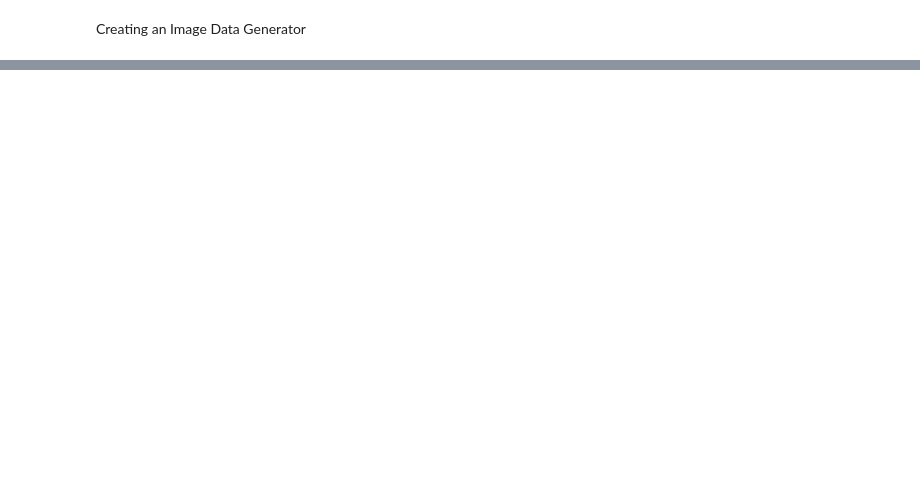
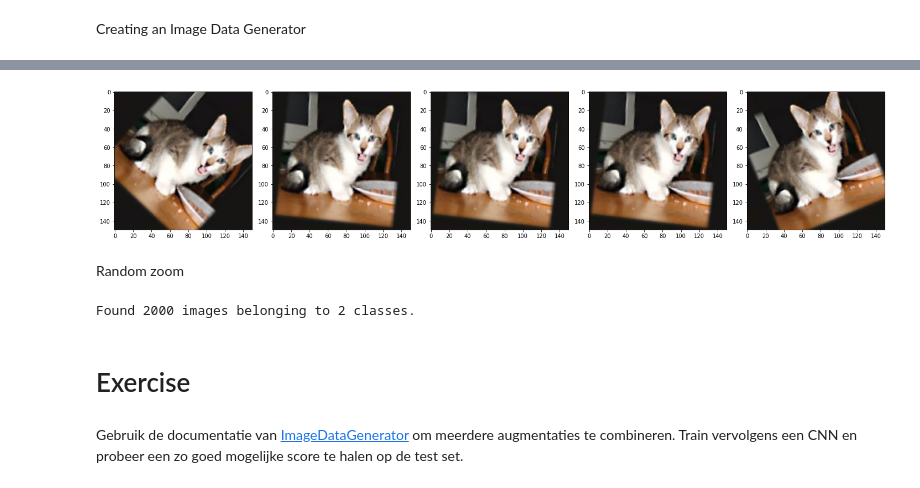
Before and after one commit to BaseKan/aiday_training_resources, a Jupyter notebook: TF_ConvNets/ConvNets.ipynb, the cells around one changed output, grey strips where cells are left out. Saved outputs shown, nothing was run; the diff lists cells and outputs as text; code cells hidden in the pictures; blank space fills up the shorter version.

```diff
--- a/TF_ConvNets/ConvNets.ipynb
+++ b/TF_ConvNets/ConvNets.ipynb
@@ -88,0 +114,16 @@ plotImages(images)
+# %%
+augmented_images = [train_data_gen[0][0][0] for i in range(5)]
+plotImages(augmented_images)
+# %% [output]
+[figure, added]
+# %% [markdown]
+Random zoom
+# %%
+image_gen = ImageDataGenerator(rescale = 1/255, zoom_range = 0.5)
+
+train_data_gen = image_gen.flow_from_directory(directory = train_dir,
+                                               target_size = (IMG_SHAPE, IMG_SHAPE),
+                                               shuffle = True,
+                                               batch_size = batch_size)
+# %% [output]
+Found 2000 images belonging to 2 classes.
@@ -88,0 +133,4 @@ plotImages(images)
+# %% [markdown]
+# Exercise
+# %% [markdown]
+Gebruik de documentatie van [ImageDataGenerator](https://www.tensorflow.org/api_docs/python/tf/keras/preprocessing/image/ImageDataGenerator) om meerdere augmentaties te combineren. Train vervolgens een CNN en probeer een zo goed mogelijke score te halen op de test set.
```
Also changed, not shown: parts of 24 cells of this notebook.
